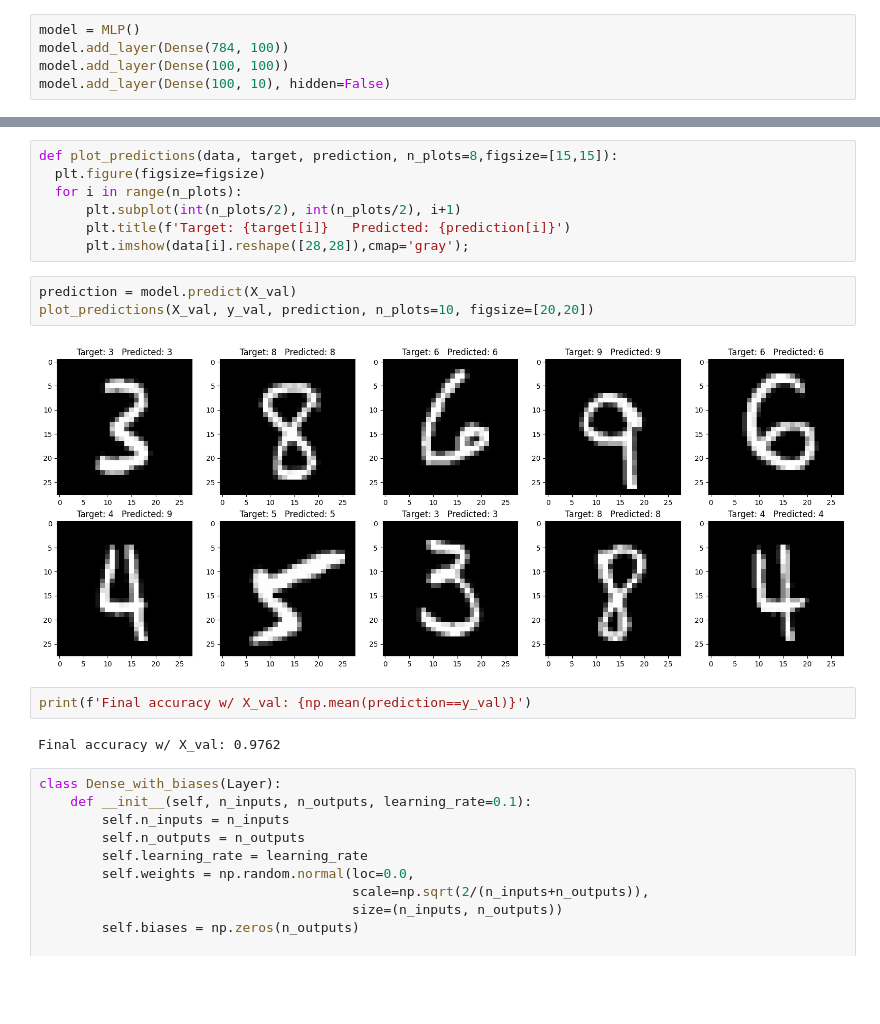
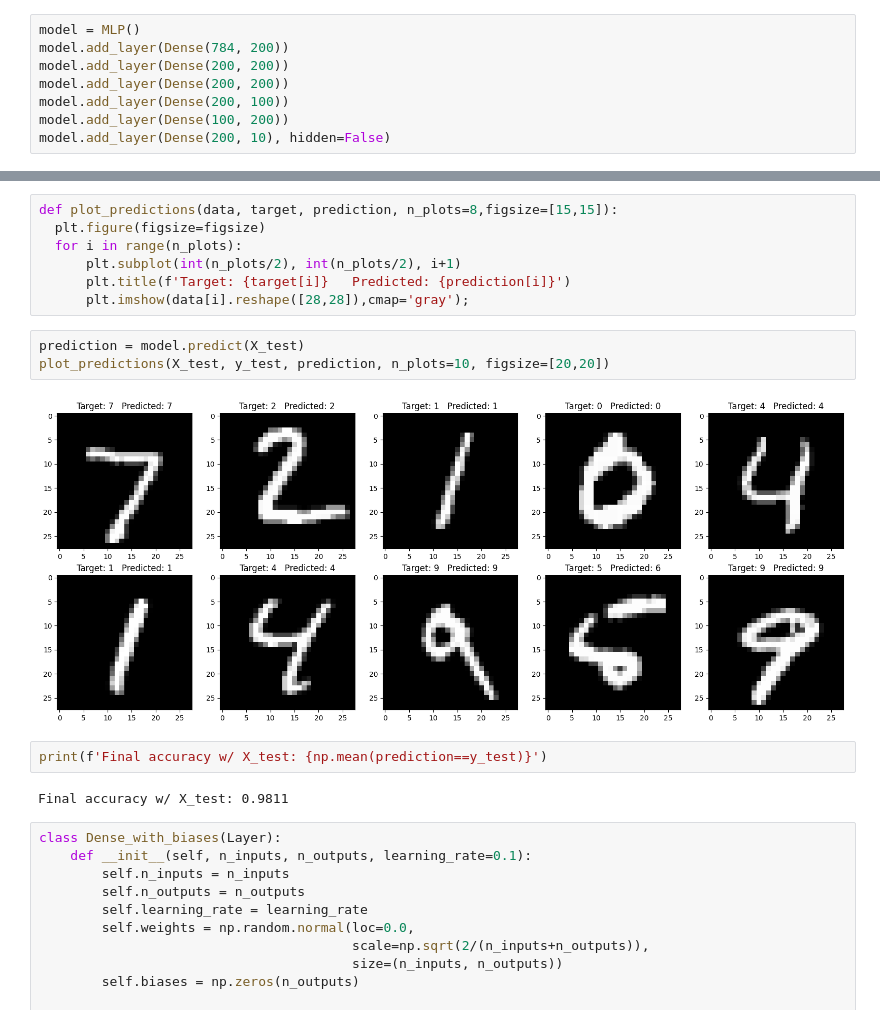
Before and after one commit to gustavohroos/treinamento-h2ia, a Jupyter notebook: MLP/MLPClassifier.ipynb, the cells around one changed output, grey strips where cells are left out. Drawn from its saved outputs; the diff is of its cells as text; blank space fills up the shorter version.

Commit message:
change val and test sets to the right way

```diff
--- a/MLP/MLPClassifier.ipynb
+++ b/MLP/MLPClassifier.ipynb
@@ -180,7 +180,10 @@ def train_epochs(X_train, y_train, model, X_val, y_val):
     return train_log, val_log
 # %%
 model = MLP()
-model.add_layer(Dense(784, 100))
-model.add_layer(Dense(100, 100))
-model.add_layer(Dense(100, 10), hidden=False)
+model.add_layer(Dense(784, 200))
+model.add_layer(Dense(200, 200))
+model.add_layer(Dense(200, 200))
+model.add_layer(Dense(200, 100))
+model.add_layer(Dense(100, 200))
+model.add_layer(Dense(200, 10), hidden=False)
 # %%
@@ -231,14 +234,14 @@ def plot_predictions(data, target, prediction, n_plots=8,figsize=[15,15]):
       plt.title(f'Target: {target[i]}   Predicted: {prediction[i]}')
       plt.imshow(data[i].reshape([28,28]),cmap='gray');
 # %%
-prediction = model.predict(X_val)
-plot_predictions(X_val, y_val, prediction, n_plots=10, figsize=[20,20])
+prediction = model.predict(X_test)
+plot_predictions(X_test, y_test, prediction, n_plots=10, figsize=[20,20])
 # %% [output]
-[figure, old version]
+[figure, new version]
 # %%
-print(f'Final accuracy w/ X_val: {np.mean(prediction==y_val)}')
+print(f'Final accuracy w/ X_test: {np.mean(prediction==y_test)}')
 # %% [output]
-Final accuracy w/ X_val: 0.9762
+Final accuracy w/ X_test: 0.9811
 # %%
 class Dense_with_biases(Layer):
     def __init__(self, n_inputs, n_outputs, learning_rate=0.1):
```
Also changed, not shown: parts of 7 cells of this notebook.
